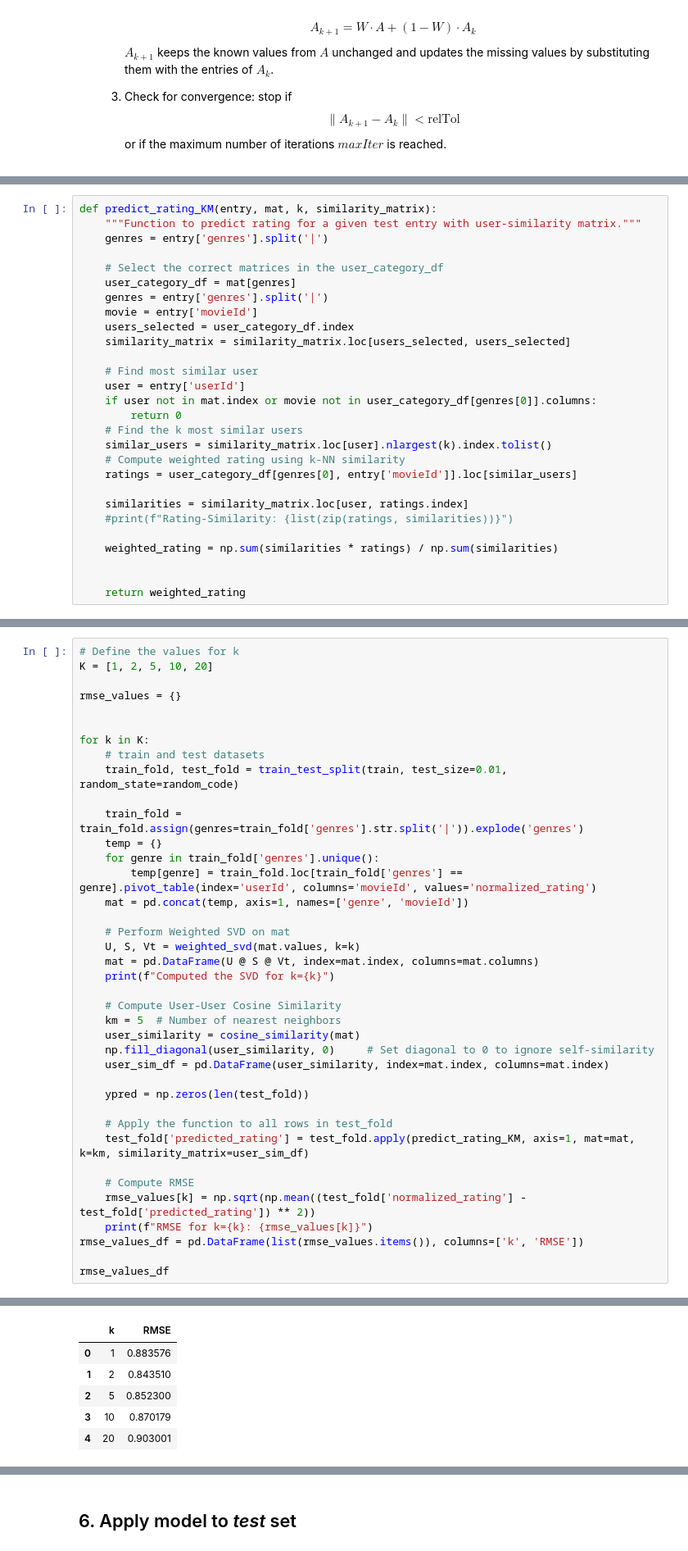
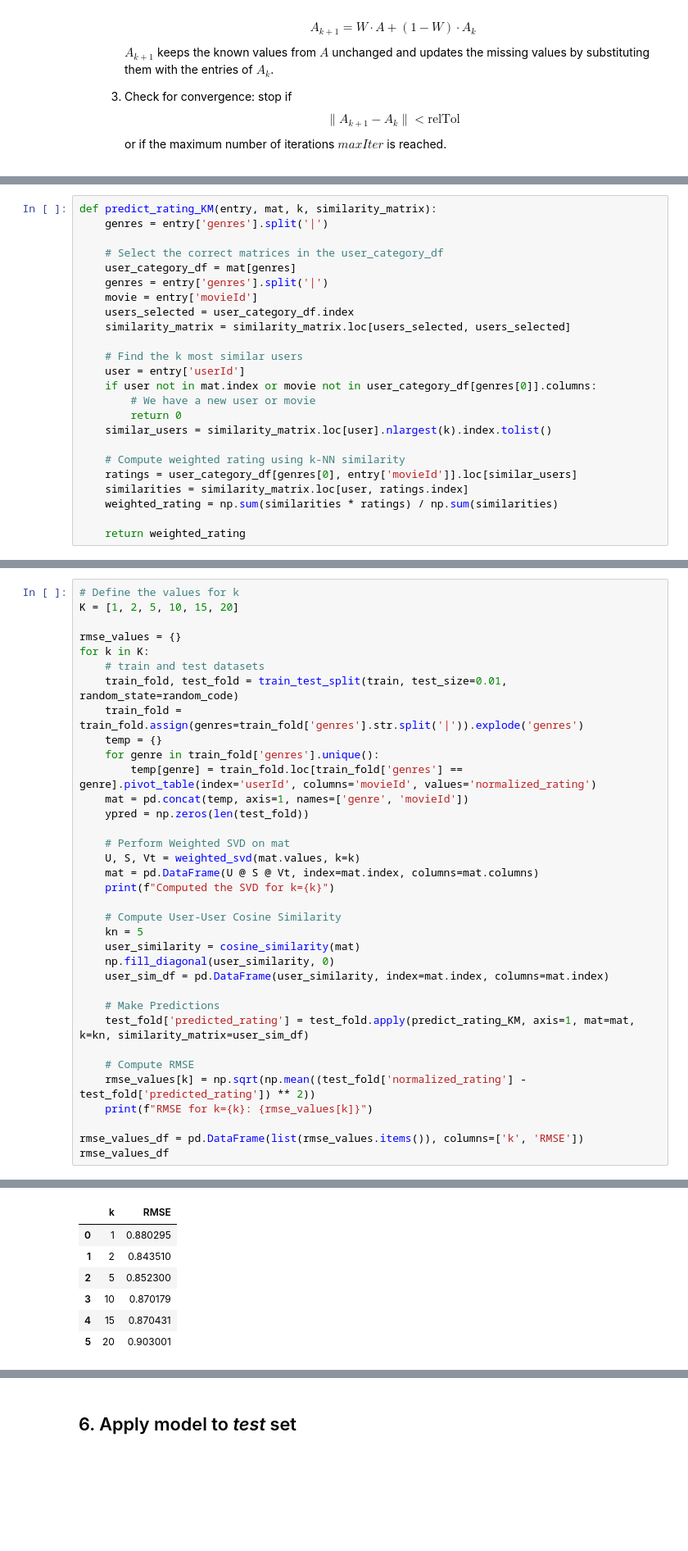
Before and after one commit to d4darius/CA-Homework3, a Jupyter notebook: Gosmar_Maretto_HWSVD.ipynb, the cells around one changed output, grey strips where cells are left out. Shown at 82% size. Saved outputs shown, nothing was run; the diff lists cells and outputs as text; blank space fills up the shorter version.

```diff
--- a/Gosmar_Maretto_HWSVD.ipynb
+++ b/Gosmar_Maretto_HWSVD.ipynb
@@ -343,7 +334,6 @@ RMSE = \sqrt{\sum_{i=1}^n\frac{(\={r}-r)^2}{n}}
 $$
 # %%
 def predict_rating_KM(entry, mat, k, similarity_matrix):
-    """Function to predict rating for a given test entry with user-similarity matrix."""
     genres = entry['genres'].split('|')
 
     # Select the correct matrices in the user_category_df
@@ -353,21 +343,18 @@ def predict_rating_KM(entry, mat, k, similarity_matrix):
     users_selected = user_category_df.index
     similarity_matrix = similarity_matrix.loc[users_selected, users_selected]
 
-    # Find most similar user
+    # Find the k most similar users
     user = entry['userId']
     if user not in mat.index or movie not in user_category_df[genres[0]].columns:
+        # We have a new user or movie
         return 0
-    # Find the k most similar users
     similar_users = similarity_matrix.loc[user].nlargest(k).index.tolist()
+
     # Compute weighted rating using k-NN similarity
     ratings = user_category_df[genres[0], entry['movieId']].loc[similar_users]
-
     similarities = similarity_matrix.loc[user, ratings.index]
-    #print(f"Rating-Similarity: {list(zip(ratings, similarities))}")
-
     weighted_rating = np.sum(similarities * ratings) / np.sum(similarities)
 
-
     return weighted_rating
 # %% [markdown]
 ## 5. Select value of $k$ for WSVD
@@ -378,20 +365,18 @@ To select the best value for $k$ (number of latent features in SVD):
 - Select the value of $k$ that minimizes the RMSE.
 # %%
 # Define the values for k
-K = [1, 2, 5, 10, 20]
+K = [1, 2, 5, 10, 15, 20]
 
 rmse_values = {}
-
-
 for k in K:
     # train and test datasets
     train_fold, test_fold = train_test_split(train, test_size=0.01, random_state=random_code)
-
     train_fold = train_fold.assign(genres=train_fold['genres'].str.split('|')).explode('genres')
     temp = {}
     for genre in train_fold['genres'].unique():
         temp[genre] = train_fold.loc[train_fold['genres'] == genre].pivot_table(index='userId', columns='movieId', values='normalized_rating')
     mat = pd.concat(temp, axis=1, names=['genre', 'movieId'])
+    ypred = np.zeros(len(test_fold))
 
     # Perform Weighted SVD on mat
     U, S, Vt = weighted_svd(mat.values, k=k)
@@ -399,21 +384,19 @@ for k in K:
     print(f"Computed the SVD for k={k}")
 
     # Compute User-User Cosine Similarity
-    km = 5  # Number of nearest neighbors
+    kn = 5
     user_similarity = cosine_similarity(mat)
-    np.fill_diagonal(user_similarity, 0)     # Set diagonal to 0 to ignore self-similarity
+    np.fill_diagonal(user_similarity, 0)
     user_sim_df = pd.DataFrame(user_similarity, index=mat.index, columns=mat.index)
 
-    ypred = np.zeros(len(test_fold))
-
-    # Apply the function to all rows in test_fold
-    test_fold['predicted_rating'] = test_fold.apply(predict_rating_KM, axis=1, mat=mat, k=km, similarity_matrix=user_sim_df)
+    # Make Predictions
+    test_fold['predicted_rating'] = test_fold.apply(predict_rating_KM, axis=1, mat=mat, k=kn, similarity_matrix=user_sim_df)
 
     # Compute RMSE
     rmse_values[k] = np.sqrt(np.mean((test_fold['normalized_rating'] - test_fold['predicted_rating']) ** 2))
     print(f"RMSE for k={k}: {rmse_values[k]}")
+
 rmse_values_df = pd.DataFrame(list(rmse_values.items()), columns=['k', 'RMSE'])
-
 rmse_values_df
 # %% [output]
 Computed the SVD for k=1
@@ -429,9 +414,10 @@ RMSE for k=20: 0.9030008016295902
 |  | k | RMSE |
-| 0 | 1 | 0.883576 |
+| 0 | 1 | 0.880295 |
 | 1 | 2 | 0.843510 |
 | 2 | 5 | 0.852300 |
 | 3 | 10 | 0.870179 |
-| 4 | 20 | 0.903001 |
+| 4 | 15 | 0.870431 |
+| 5 | 20 | 0.903001 |
 # %%
 # Plot the RMSE values
 rmse_values_df = pd.DataFrame(list(rmse_values.items()), columns=['k', 'RMSE'])
```
Also changed, not shown: parts of 17 cells of this notebook.
